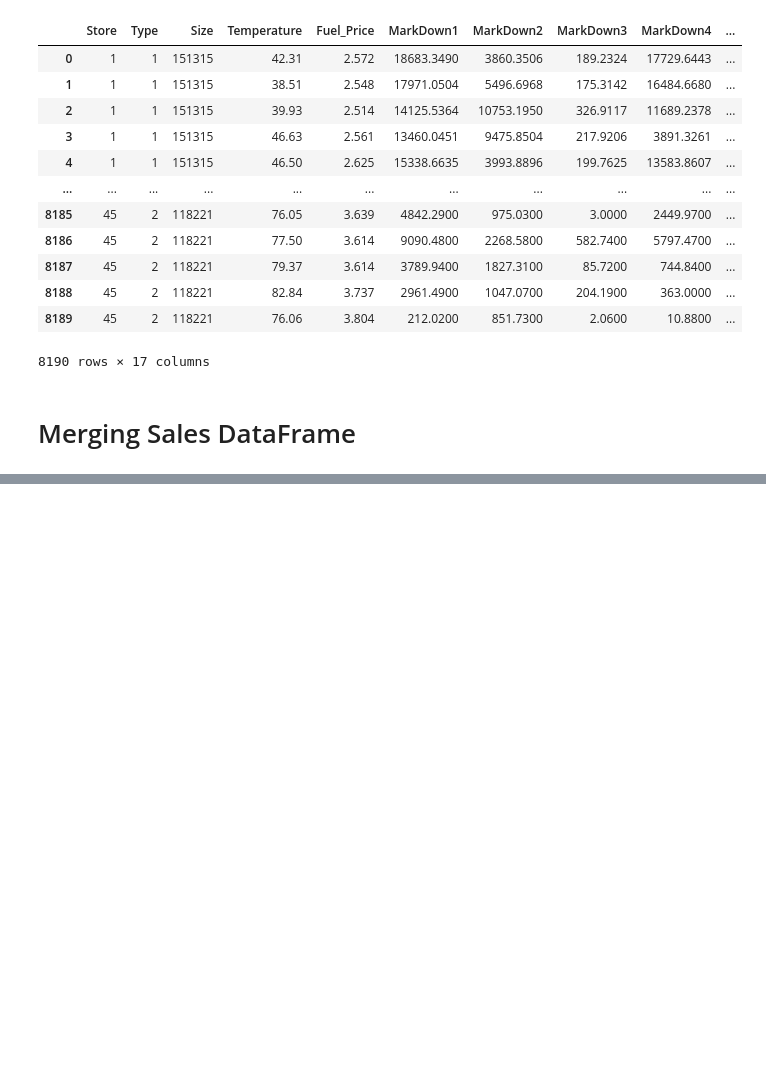
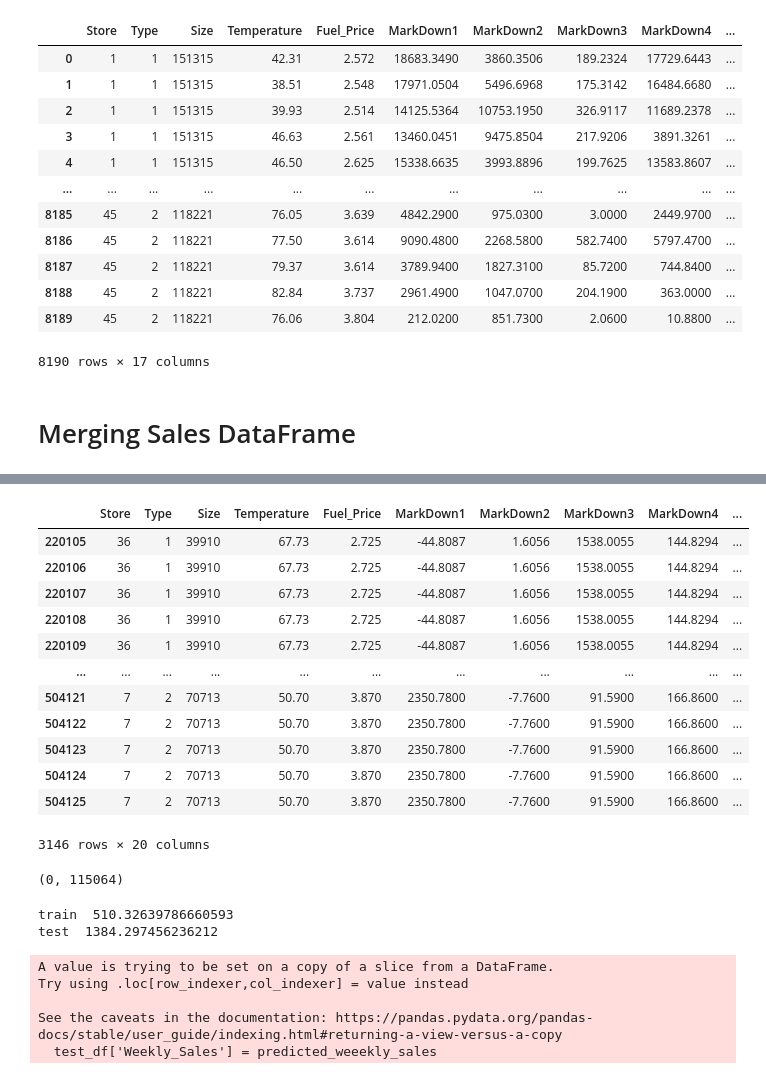
Before and after one commit to Prakash-Kani/Retail-Sales-Prediction, a Jupyter notebook: preprocessing.ipynb, the cells around one changed output, grey strips where cells are left out. Drawn from its saved outputs; the diff is of its cells as text; code cells hidden in the pictures; blank space fills up the shorter version.

```diff
--- a/preprocessing.ipynb
+++ b/preprocessing.ipynb
@@ -1108,0 +1222,39 @@ feature_notnull_df
+# %%
+
+df['Is_MarkUp'] = np.where((df.MarkDown1<0) | (df.MarkDown2<0) |(df.MarkDown3<0) | (df.MarkDown4<0) | (df.MarkDown5<0),
+                                    1, 0)
+df[(df.MarkDown1<0) | (df.MarkDown2<0) |(df.MarkDown3<0) | (df.MarkDown4<0) | (df.MarkDown5<0)]
+# %% [output]
+|  | Store | Type | Size | Temperature | Fuel_Price | MarkDown1 | MarkDown2 | MarkDown3 | MarkDown4 | ... |
+| 220105 | 36 | 1 | 39910 | 67.73 | 2.725 | -44.8087 | 1.6056 | 1538.0055 | 144.8294 | ... |
+| 220106 | 36 | 1 | 39910 | 67.73 | 2.725 | -44.8087 | 1.6056 | 1538.0055 | 144.8294 | ... |
+| 220107 | 36 | 1 | 39910 | 67.73 | 2.725 | -44.8087 | 1.6056 | 1538.0055 | 144.8294 | ... |
+| 220108 | 36 | 1 | 39910 | 67.73 | 2.725 | -44.8087 | 1.6056 | 1538.0055 | 144.8294 | ... |
+| 220109 | 36 | 1 | 39910 | 67.73 | 2.725 | -44.8087 | 1.6056 | 1538.0055 | 144.8294 | ... |
+| ... | ... | ... | ... | ... | ... | ... | ... | ... | ... | ... |
+| 504121 | 7 | 2 | 70713 | 50.70 | 3.870 | 2350.7800 | -7.7600 | 91.5900 | 166.8600 | ... |
+| 504122 | 7 | 2 | 70713 | 50.70 | 3.870 | 2350.7800 | -7.7600 | 91.5900 | 166.8600 | ... |
+| 504123 | 7 | 2 | 70713 | 50.70 | 3.870 | 2350.7800 | -7.7600 | 91.5900 | 166.8600 | ... |
+| 504124 | 7 | 2 | 70713 | 50.70 | 3.870 | 2350.7800 | -7.7600 | 91.5900 | 166.8600 | ... |
+| 504125 | 7 | 2 | 70713 | 50.70 | 3.870 | 2350.7800 | -7.7600 | 91.5900 | 166.8600 | ... |
+3146 rows × 20 columns
+# %%
+train_df = df[df.Weekly_Sales.isna()==False]
+test_df = df[df.Weekly_Sales.isna()==True]
+train_df.Weekly_Sales.isna().sum(), test_df.Weekly_Sales.isna().sum()
+# %% [output]
+(0, 115064)
+# %%
+y = train_df['Weekly_Sales']
+x = train_df.drop('Weekly_Sales', axis = 1)
+
+x_train,x_test, y_train,y_test = train_test_split(x,y, test_size= 0.2, random_state= 42)
+model = RandomForestRegressor().fit(x_train, y_train)
+
+y_train_pred = model.predict(x_train)
+y_test_pred = model.predict(x_test)
+print('train ', mean_absolute_error(y_train_pred, y_train))
+print('test ', mean_absolute_error(y_test_pred, y_test))
+# %% [output]
+train  510.32639786660593
+test  1384.297456236212
@@ -1108,0 +1265,8 @@ feature_notnull_df
+# %%
+test_df['Weekly_Sales'] = predicted_weekly_sales
+# %% [output]
+A value is trying to be set on a copy of a slice from a DataFrame.
+Try using .loc[row_indexer,col_indexer] = value instead
+
+See the caveats in the documentation: https://pandas.pydata.org/pandas-docs/stable/user_guide/indexing.html#returning-a-view-versus-a-copy
+  test_df['Weekly_Sales'] = predicted_weeekly_sales
```
Also changed, not shown: parts of 20 cells of this notebook.
